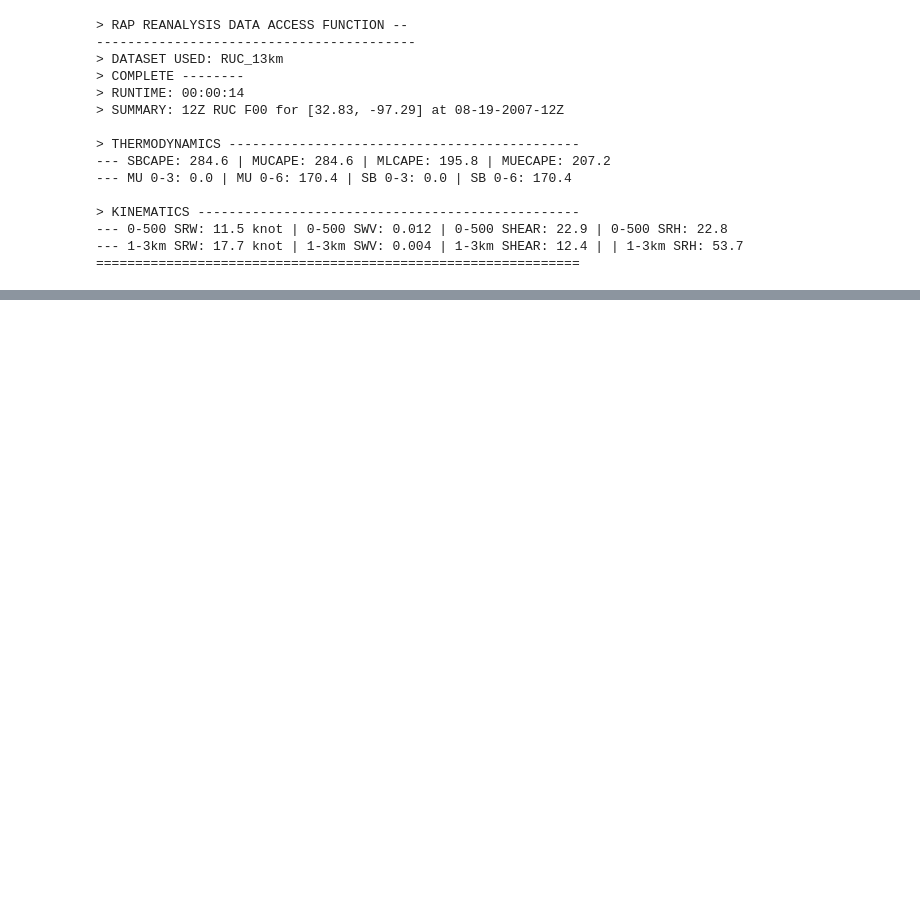
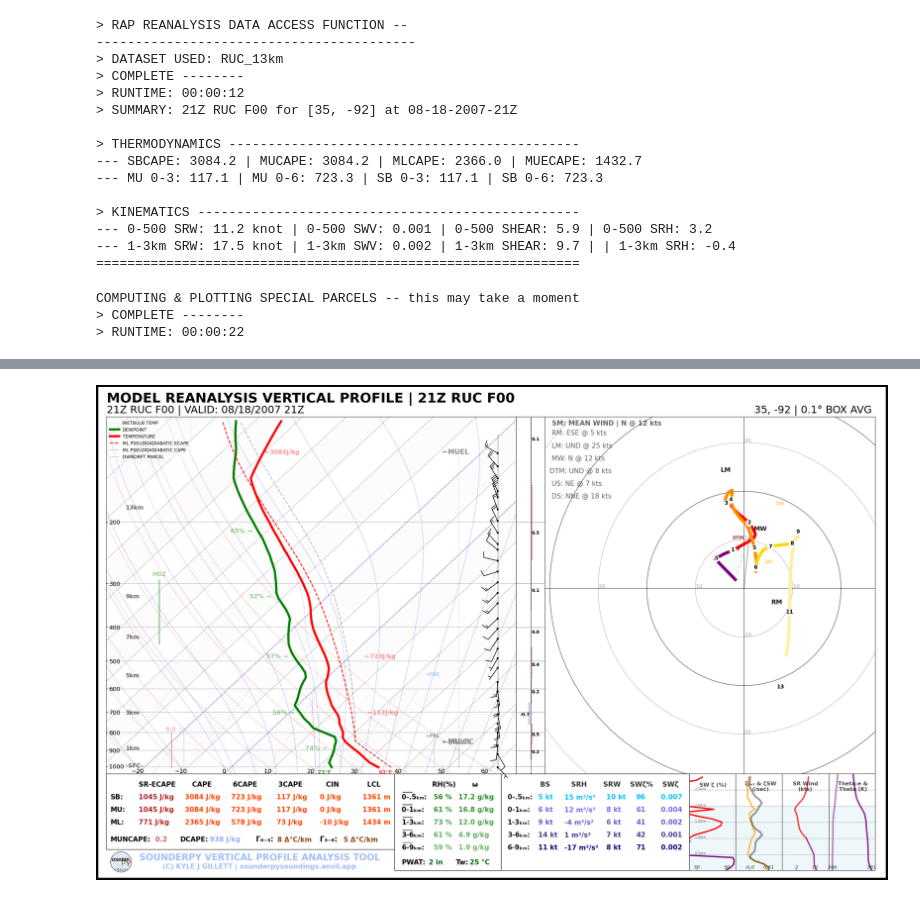
Before and after one commit to jhruppert/tc_erin, a Jupyter notebook: analysis/sounderpy.ipynb, the cells around one changed output, grey strips where cells are left out. Drawn from its saved outputs; the diff is of its cells as text; code cells hidden in the pictures; blank space fills up the shorter version.

Commit message:
Plotting updates

```diff
--- a/analysis/sounderpy.ipynb
+++ b/analysis/sounderpy.ipynb
@@ -15,9 +21,9 @@ import sounderpy as spy
 # May be removed from repository later on if any circular dependency issues come up
 year  = '2007'
 month = '08'
-day   = '19'
-hour  = '12'
-latlon = [32.83, -97.29]
+day   = '18'
+hour  = '21'
+latlon = [35, -92]
 method = 'rap'
 
 clean_data = spy.get_model_data(method, latlon, year, month, day, hour)
@@ -35,14 +41,14 @@ parcel_p, parcel_z, parcel_T, parcel_qv, parcel_qt = calc_ecape_parcel(p, z, T,
 -----------------------------------------
 > DATASET USED: RUC_13km
 > COMPLETE --------
-> RUNTIME: 00:00:14
-> SUMMARY: 12Z RUC F00 for [32.83, -97.29] at 08-19-2007-12Z
+> RUNTIME: 00:00:12
+> SUMMARY: 21Z RUC F00 for [35, -92] at 08-18-2007-21Z
 
 > THERMODYNAMICS ---------------------------------------------
---- SBCAPE: 284.6 | MUCAPE: 284.6 | MLCAPE: 195.8 | MUECAPE: 207.2
---- MU 0-3: 0.0 | MU 0-6: 170.4 | SB 0-3: 0.0 | SB 0-6: 170.4
+--- SBCAPE: 3084.2 | MUCAPE: 3084.2 | MLCAPE: 2366.0 | MUECAPE: 1432.7
+--- MU 0-3: 117.1 | MU 0-6: 723.3 | SB 0-3: 117.1 | SB 0-6: 723.3
 
 > KINEMATICS -------------------------------------------------
---- 0-500 SRW: 11.5 knot | 0-500 SWV: 0.012 | 0-500 SHEAR: 22.9 | 0-500 SRH: 22.8
---- 1-3km SRW: 17.7 knot | 1-3km SWV: 0.004 | 1-3km SHEAR: 12.4 | | 1-3km SRH: 53.7
+--- 0-500 SRW: 11.2 knot | 0-500 SWV: 0.001 | 0-500 SHEAR: 5.9 | 0-500 SRH: 3.2
+--- 1-3km SRW: 17.5 knot | 1-3km SWV: 0.002 | 1-3km SHEAR: 9.7 | | 1-3km SRH: -0.4
 ==============================================================
@@ -55,2 +55,6 @@ ecape
 # %%
-spy.plot.__full_sounding(clean_data, False, False, storm_motion="mean_wind")#, special_parcels=["sb_ps_ecape", "ml_ps_ecape"])
+spy.plot.__full_sounding(clean_data, False, False, storm_motion="mean_wind", special_parcels=[["ml_ps_ecape"],["ml_ps_cape"]])
+# %% [output]
+COMPUTING & PLOTTING SPECIAL PARCELS -- this may take a moment
+> COMPLETE --------
+> RUNTIME: 00:00:22
@@ -56,0 +62 @@ spy.plot.__full_sounding(clean_data, False, False, storm_motion="mean_wind")#, s
+[figure, added]
```
Also changed, not shown: parts of 4 cells of this notebook, 3 other files.
